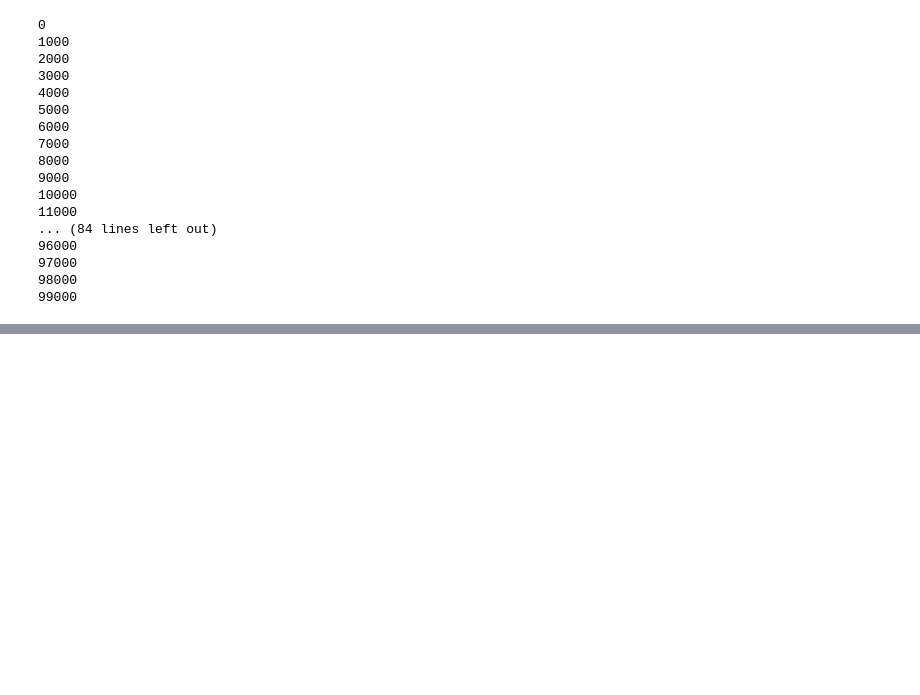
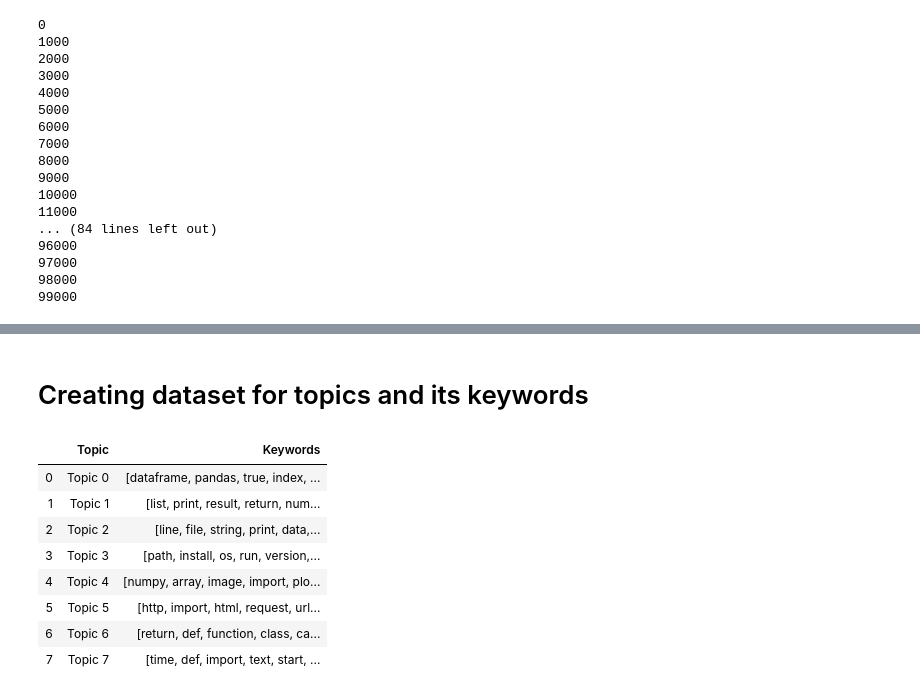
Before and after one commit to cs18b028/Shortify, a Jupyter notebook: keywords_generator.ipynb, the cells around one changed output, grey strips where cells are left out. Saved outputs shown, nothing was run; the diff lists cells and outputs as text; code cells hidden in the pictures; blank space fills up the shorter version.

```diff
--- a/keywords_generator.ipynb
+++ b/keywords_generator.ipynb
@@ -453,2 +414,27 @@ topic_df
 # %%
 topic_df.to_csv('data/keyword_answer.csv', index=False)
+# %% [markdown]
+# Creating dataset for topics and its keywords
+# %%
+keyword_df = pd.DataFrame()
+# %%
+for topic_num in range(0,8):
+    topic_keyword_list = final_model.show_topic(topic_num)
+    keyword_list = []
+    for word in topic_keyword_list:
+        keyword_list.append(word[0])
+    keyword_df = keyword_df.append(pd.Series(["Topic "+str(topic_num), keyword_list]), ignore_index=True)
+# %%
+keyword_df.columns = ['Topic', 'Keywords']
+# %%
+keyword_df
+# %% [output]
+|  | Topic | Keywords |
+| 0 | Topic 0 | [dataframe, pandas, true, index, ... |
+| 1 | Topic 1 | [list, print, result, return, num... |
+| 2 | Topic 2 | [line, file, string, print, data,... |
+| 3 | Topic 3 | [path, install, os, run, version,... |
+| 4 | Topic 4 | [numpy, array, image, import, plo... |
+| 5 | Topic 5 | [http, import, html, request, url... |
+| 6 | Topic 6 | [return, def, function, class, ca... |
+| 7 | Topic 7 | [time, def, import, text, start, ... |
```
Also changed, not shown: parts of 21 cells of this notebook, 3 other files.
